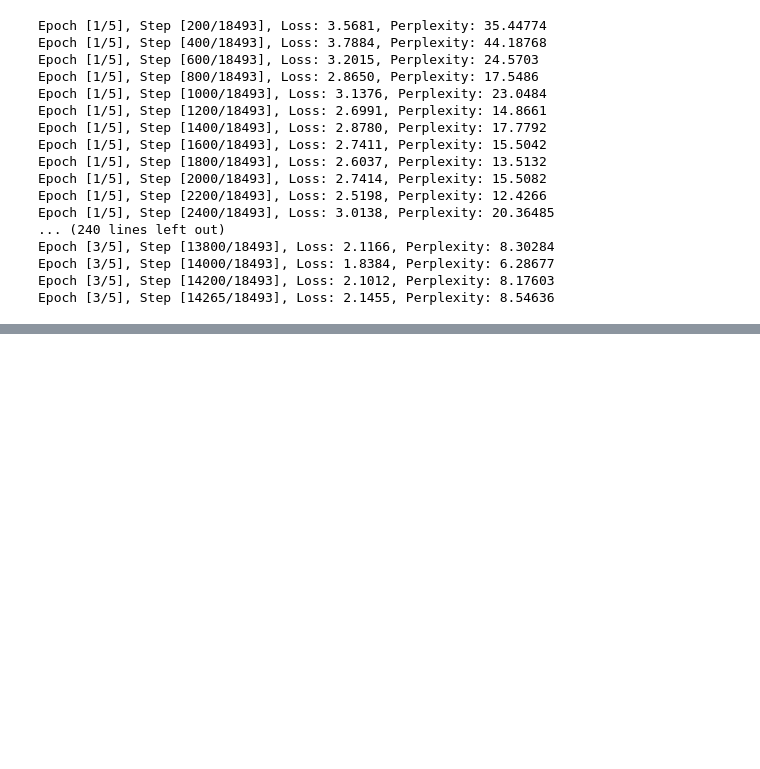
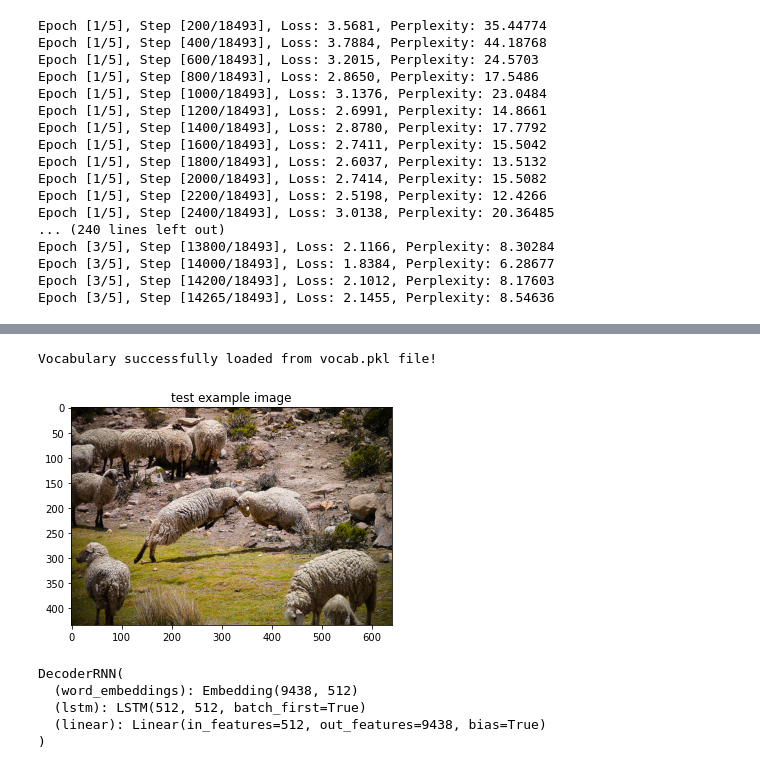
Before and after one commit to justAcoderguy/Image-Captioning-on-MSCoco-Dataset, a Jupyter notebook: INM706_Coursework.ipynb, the cells around one changed output, grey strips where cells are left out. Saved outputs shown, nothing was run; the diff lists cells and outputs as text; code cells hidden in the pictures; blank space fills up the shorter version.

```diff
--- a/INM706_Coursework.ipynb
+++ b/INM706_Coursework.ipynb
@@ -644,0 +686,67 @@ INM/models/encoder-5.pkl
+# %%
+# Load evaluation metrics
+from nltk.translate.bleu_score import sentence_bleu, SmoothingFunction
+from PIL import Image
+from nltk.translate.meteor_score import meteor_score
+
+# Define a transform to pre-process the test images.
+transform_test = transforms.Compose([transforms.Resize((224, 224)), \
+                                     transforms.ToTensor(), \
+                                     transforms.Normalize((0.485, 0.456, 0.406), \
+                                                          (0.229, 0.224, 0.225))])
+
+# Set the minimum word count threshold.
+vocab_threshold = 6
+
+# Specify the batch size.
+batch_size = 10
+
+# Obtain the data loader.
+data_loader = get_loader(transform=transform_train,
+                         mode='test',
+                         batch_size=1)
+# %% [output]
+Vocabulary successfully loaded from vocab.pkl file!
+# %%
+# Obtain sample image before and after pre-processing.
+orig_image, image = next(iter(data_loader))
+
+# Visualize sample image, before pre-processing.
+plt.imshow(np.squeeze(orig_image))
+plt.title('test example image')
+plt.show()
+# %% [output]
+[figure, added]
+# %%
+device = torch.device("cuda" if torch.cuda.is_available() else "cpu")
+
+# Specify the saved models to load.
+encoder_file = 'encoder-1.pkl'
+decoder_file = 'decoder-1.pkl'
+
+# Select appropriate values for the Python variables below.
+embed_size = 512
+hidden_size = 512
+
+# The size of the vocabulary.
+vocab_size = len(data_loader.dataset.vocab)
+
+# Initialize the encoder and decoder, and set each to inference mode.
+encoder = EncoderCNN(embed_size)
+encoder.eval()
+decoder = DecoderRNN(embed_size, hidden_size, vocab_size)
+decoder.eval()
+
+# Load the trained weights.
+encoder.load_state_dict(torch.load(os.path.join('../INM706/models/', encoder_file), map_location=torch.device('cpu')))
+decoder.load_state_dict(torch.load(os.path.join('../INM706/models/', decoder_file), map_location=torch.device('cpu')))
+
+# Move models to GPU if CUDA is available.
+encoder.to(device)
+decoder.to(device)
+# %% [output]
+DecoderRNN(
+  (word_embeddings): Embedding(9438, 512)
+  (lstm): LSTM(512, 512, batch_first=True)
+  (linear): Linear(in_features=512, out_features=9438, bias=True)
+)
```
Also changed, not shown: parts of 24 cells of this notebook.
